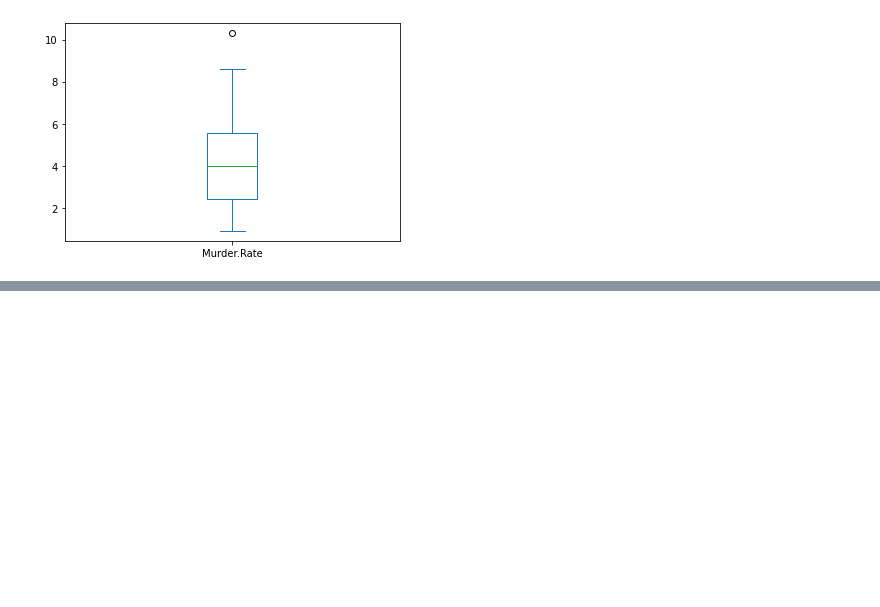
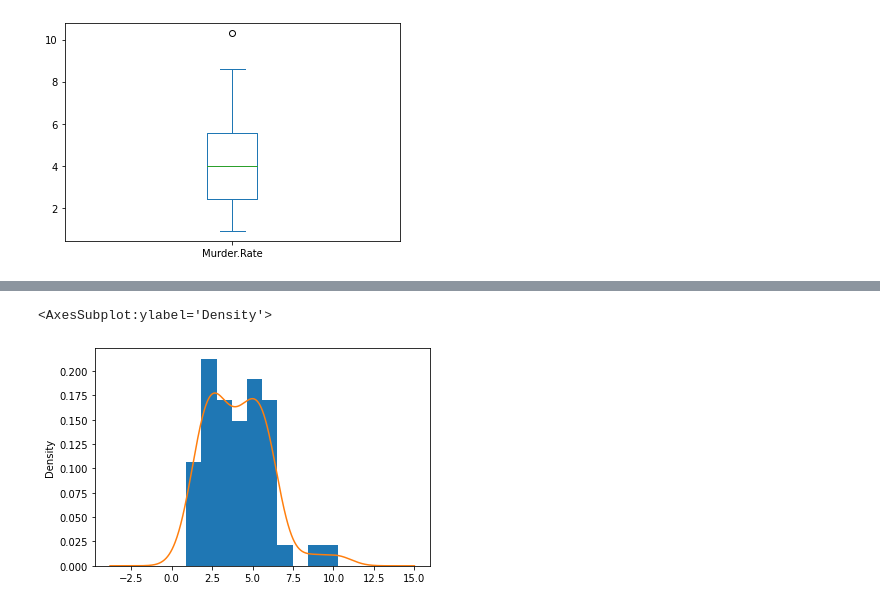
Before and after one commit to tzuzulcode/data-science-abril2022, a Jupyter notebook: DataDistribution/Exploracion.ipynb, the cells around one changed output, grey strips where cells are left out. Saved outputs shown, nothing was run; the diff lists cells and outputs as text; code cells hidden in the pictures; blank space fills up the shorter version.

```diff
--- a/DataDistribution/Exploracion.ipynb
+++ b/DataDistribution/Exploracion.ipynb
@@ -51,0 +88,7 @@ data['Murder.Rate'].plot.box()
+# %%
+plot = data['Murder.Rate'].plot.hist(bins=10,density=True)
+
+data['Murder.Rate'].plot.density(ax=plot)
+# %% [output]
+<AxesSubplot:ylabel='Density'>
+[figure, added]
```
Also changed, not shown: parts of 4 cells of this notebook, 2 other files.
